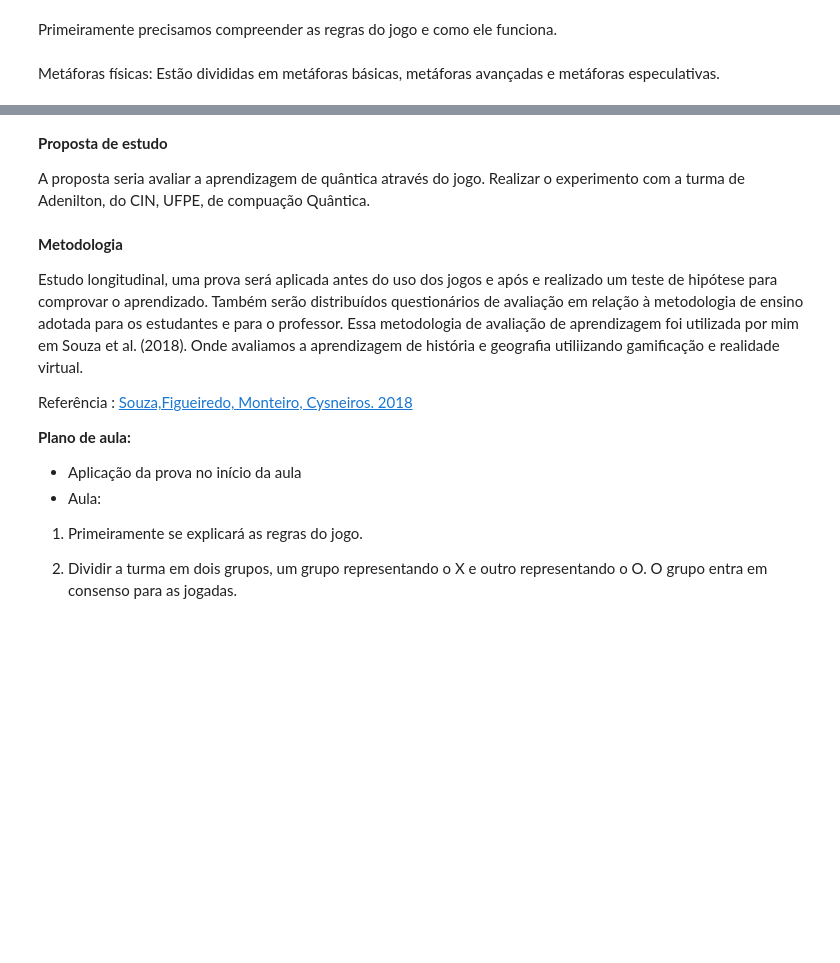
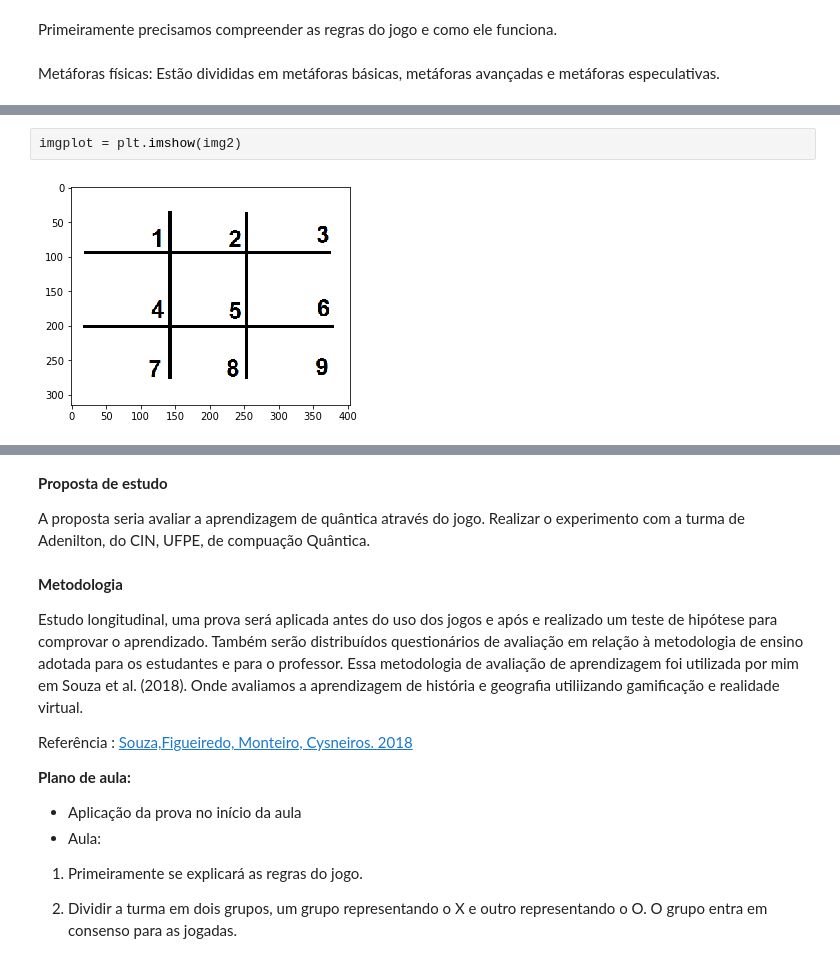
Before and after one commit to marcelaportela/QuantumTicTacToe, a Jupyter notebook: Quantica.ipynb, the cells around one changed output, grey strips where cells are left out. Saved outputs shown, nothing was run; the diff lists cells and outputs as text; blank space fills up the shorter version.

```diff
--- a/Quantica.ipynb
+++ b/Quantica.ipynb
@@ -83,0 +27,4 @@ $$\Psi=\big|5\big>_1\big|9\big>_2\big|1\big>_3$$
+# %%
+imgplot = plt.imshow(img2)
+# %% [output]
+[figure, added]
```
Also changed, not shown: parts of 20 cells of this notebook.
